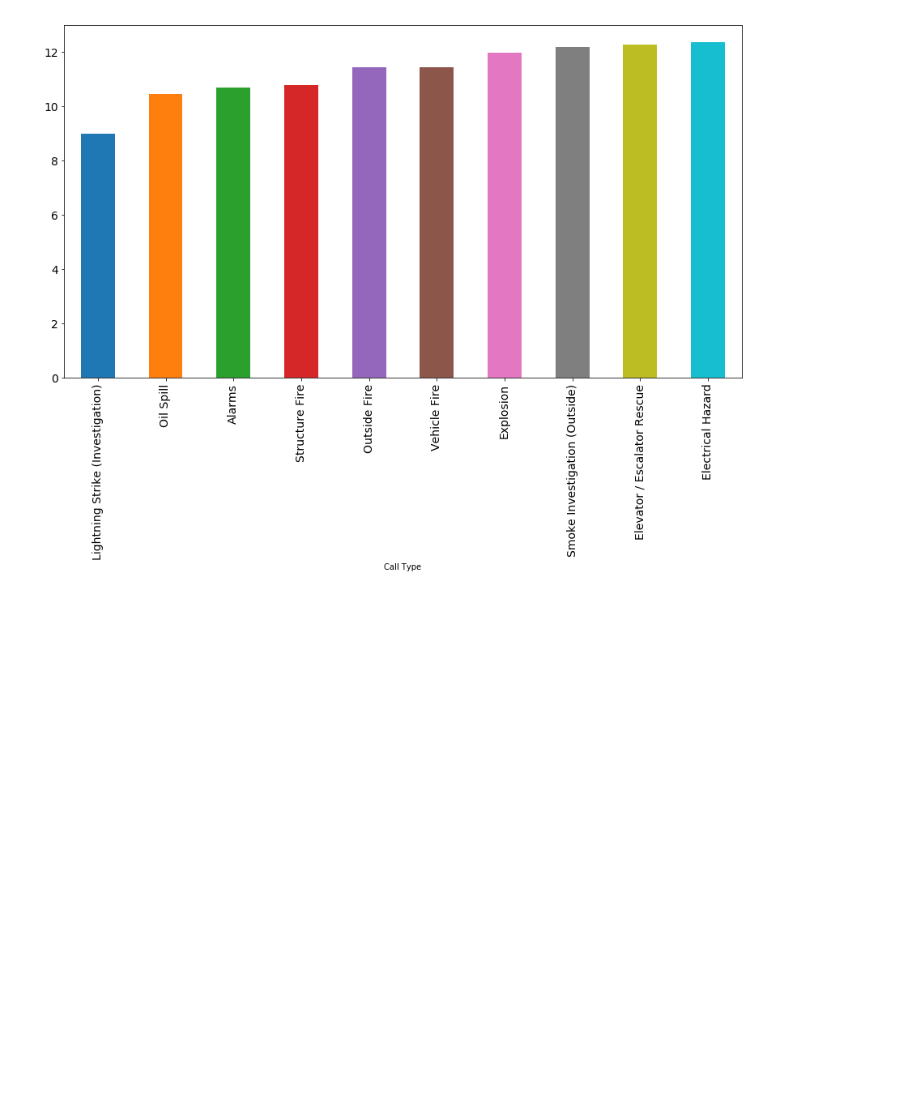
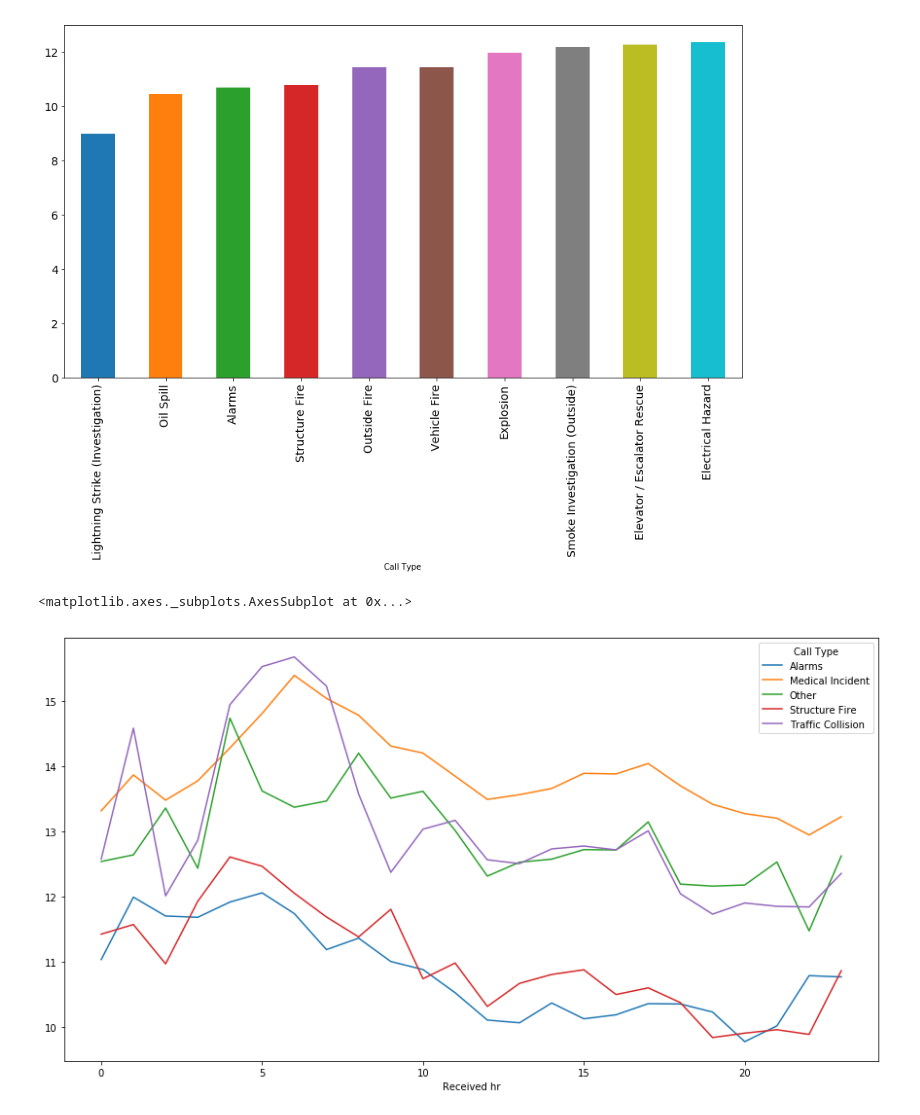
Before and after one commit to MBSteven/SF_Fire_Department_Analysis, a Jupyter notebook: SF_Fire_Project.ipynb, the cells around one changed output. Saved outputs shown, nothing was run; the diff lists cells and outputs as text; code cells hidden in the pictures; blank space fills up the shorter version.

```diff
--- a/SF_Fire_Project.ipynb
+++ b/SF_Fire_Project.ipynb
@@ -72,3 +76,8 @@ dfRS.groupby(['Call Type'])['RS_time'].mean().sort_values().head(10).plot(kind='
 # %% [output]
 <matplotlib.axes._subplots.AxesSubplot at 0x...>
 [figure]
+# %%
+dfRS[dfRS['Call Type'].isin(['Medical Incident','Alarms','Other','Traffic Collision','Structure Fire'])].groupby(['Call Type','Received hr'])['RS_time'].mean().unstack(level=-1).transpose().plot(figsize=(15,8))
+# %% [output]
+<matplotlib.axes._subplots.AxesSubplot at 0x...>
+[figure, added]
```
Also changed, not shown: parts of 3 cells of this notebook.
